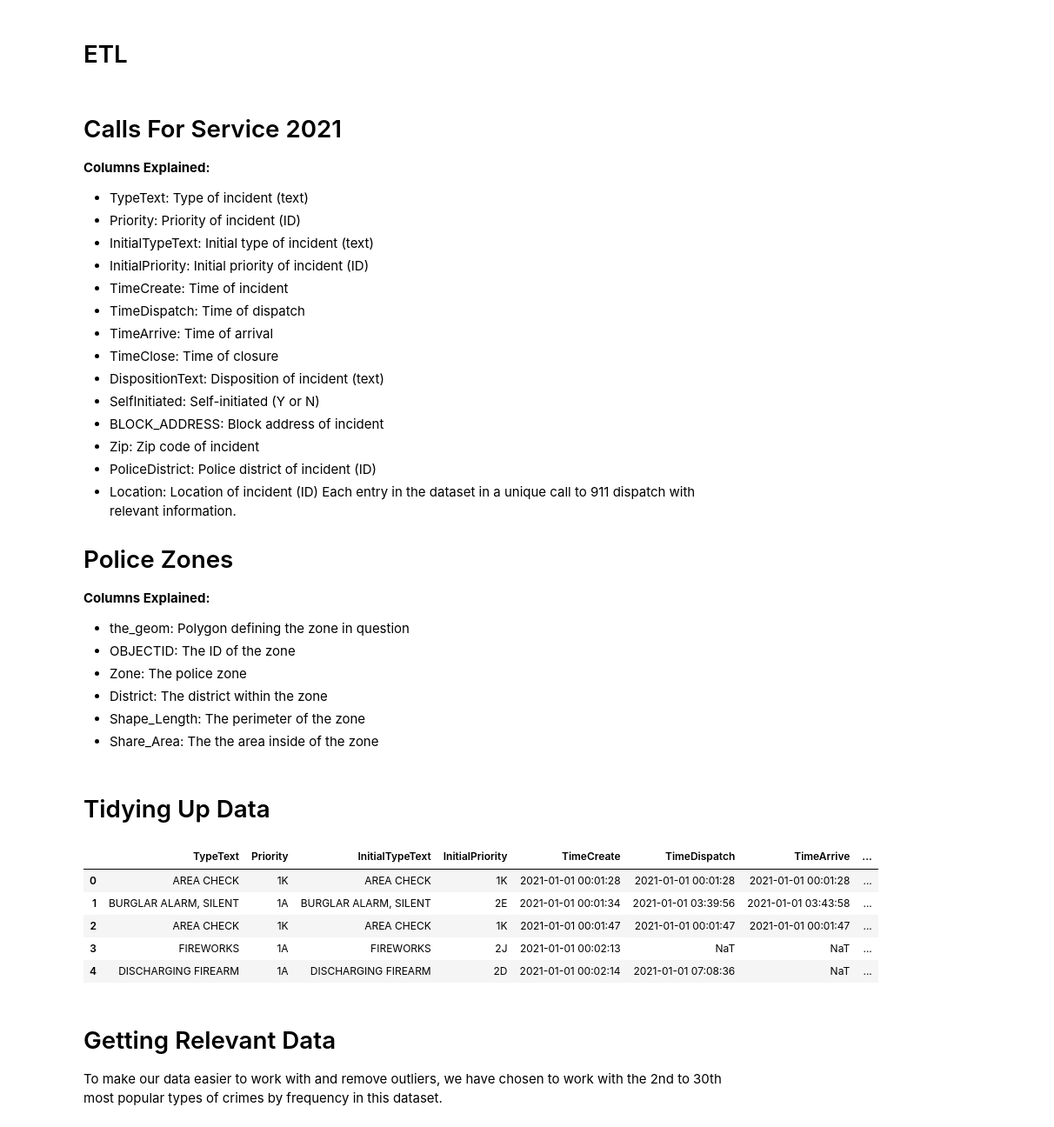
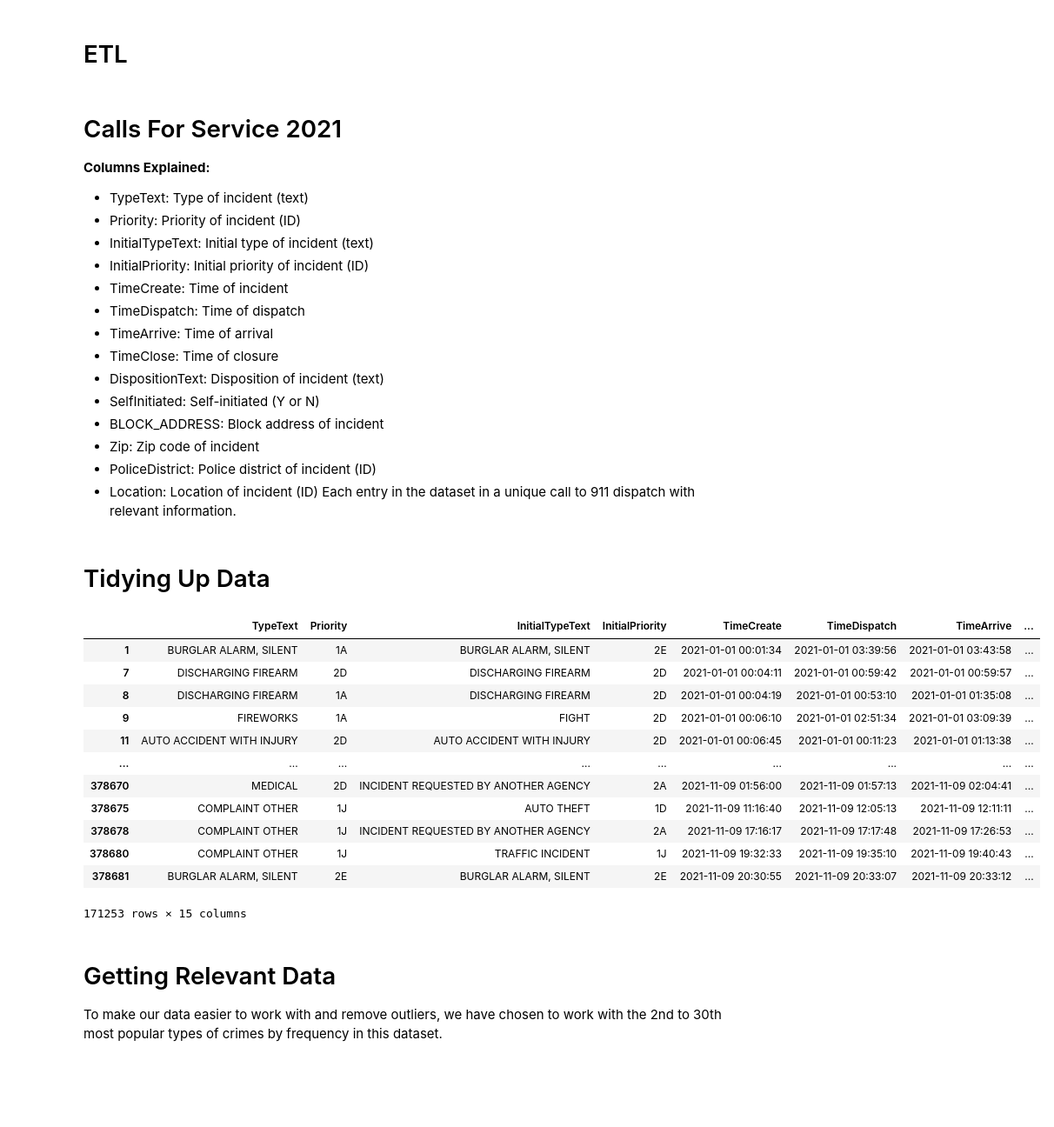
Before and after one commit to M-Sender/ServiceLearning, a Jupyter notebook: code/analysis.ipynb, the cells around one changed output. Shown at 87% size. Drawn from its saved outputs; the diff is of its cells as text; code cells hidden in the pictures; blank space fills up the shorter version.

Commit message:
formatting, taking out zone dataset

```diff
--- a/code/analysis.ipynb
+++ b/code/analysis.ipynb
@@ -58,33 +54,33 @@ df_zones_untidy = pd.read_csv("../data/Police_Zones_data.csv")
 * PoliceDistrict: Police district of incident (ID)
 * Location: Location of incident (ID)
 Each entry in the dataset in a unique call to 911 dispatch with relevant information.
-
-# Police Zones
- **Columns Explained:**
-* the_geom: Polygon defining the zone in question
-* OBJECTID: The ID of the zone
-* Zone: The police zone
-* District: The district within the zone
-* Shape_Length: The perimeter of the zone
-* Share_Area: The the area inside of the zone
 # %% [markdown]
 # Tidying Up Data
 # %%
 df_Calls = df_Calls_untidy.drop(columns=['NOPD_Item','Type','InitialType','MapX','MapY','Disposition','Beat'])
-#set type to date time objects
+
 df_Calls = df_Calls.astype({'TimeCreate':'datetime64[ns]','TimeDispatch':'datetime64[ns]',"TimeArrive":'datetime64[ns]',"TimeClosed":'datetime64[ns]'})
 
 df_Calls["responseTime"] = df_Calls.TimeArrive - df_Calls.TimeDispatch
 
 df_Calls = df_Calls[df_Calls['responseTime'] > pd.Timedelta(0)]
 df_Calls.dropna(subset=['responseTime'], inplace=True)
+
+df_Calls
 # %% [output]
 |  | TypeText | Priority | InitialTypeText | InitialPriority | TimeCreate | TimeDispatch | TimeArrive | ... |
-| 0 | AREA CHECK | 1K | AREA CHECK | 1K | 2021-01-01 00:01:28 | 2021-01-01 00:01:28 | 2021-01-01 00:01:28 | ... |
 | 1 | BURGLAR ALARM, SILENT | 1A | BURGLAR ALARM, SILENT | 2E | 2021-01-01 00:01:34 | 2021-01-01 03:39:56 | 2021-01-01 03:43:58 | ... |
-| 2 | AREA CHECK | 1K | AREA CHECK | 1K | 2021-01-01 00:01:47 | 2021-01-01 00:01:47 | 2021-01-01 00:01:47 | ... |
-| 3 | FIREWORKS | 1A | FIREWORKS | 2J | 2021-01-01 00:02:13 | NaT | NaT | ... |
-| 4 | DISCHARGING FIREARM | 1A | DISCHARGING FIREARM | 2D | 2021-01-01 00:02:14 | 2021-01-01 07:08:36 | NaT | ... |
+| 7 | DISCHARGING FIREARM | 2D | DISCHARGING FIREARM | 2D | 2021-01-01 00:04:11 | 2021-01-01 00:59:42 | 2021-01-01 00:59:57 | ... |
+| 8 | DISCHARGING FIREARM | 1A | DISCHARGING FIREARM | 2D | 2021-01-01 00:04:19 | 2021-01-01 00:53:10 | 2021-01-01 01:35:08 | ... |
+| 9 | FIREWORKS | 1A | FIGHT | 2D | 2021-01-01 00:06:10 | 2021-01-01 02:51:34 | 2021-01-01 03:09:39 | ... |
+| 11 | AUTO ACCIDENT WITH INJURY | 2D | AUTO ACCIDENT WITH INJURY | 2D | 2021-01-01 00:06:45 | 2021-01-01 00:11:23 | 2021-01-01 01:13:38 | ... |
+| ... | ... | ... | ... | ... | ... | ... | ... | ... |
+| 378670 | MEDICAL | 2D | INCIDENT REQUESTED BY ANOTHER AGENCY | 2A | 2021-11-09 01:56:00 | 2021-11-09 01:57:13 | 2021-11-09 02:04:41 | ... |
+| 378675 | COMPLAINT OTHER | 1J | AUTO THEFT | 1D | 2021-11-09 11:16:40 | 2021-11-09 12:05:13 | 2021-11-09 12:11:11 | ... |
+| 378678 | COMPLAINT OTHER | 1J | INCIDENT REQUESTED BY ANOTHER AGENCY | 2A | 2021-11-09 17:16:17 | 2021-11-09 17:17:48 | 2021-11-09 17:26:53 | ... |
+| 378680 | COMPLAINT OTHER | 1J | TRAFFIC INCIDENT | 1J | 2021-11-09 19:32:33 | 2021-11-09 19:35:10 | 2021-11-09 19:40:43 | ... |
+| 378681 | BURGLAR ALARM, SILENT | 2E | BURGLAR ALARM, SILENT | 2E | 2021-11-09 20:30:55 | 2021-11-09 20:33:07 | 2021-11-09 20:33:12 | ... |
+171253 rows × 15 columns
 # %% [markdown]
 # Getting Relevant Data
 
```
Also changed, not shown: parts of 22 cells of this notebook.
